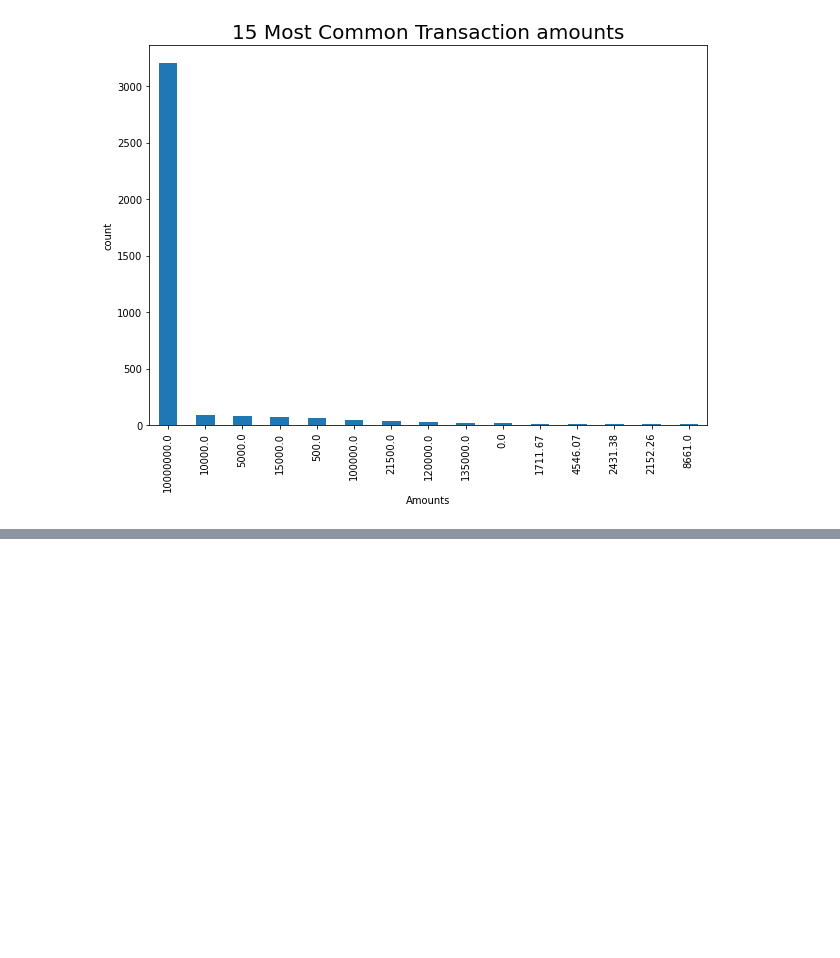
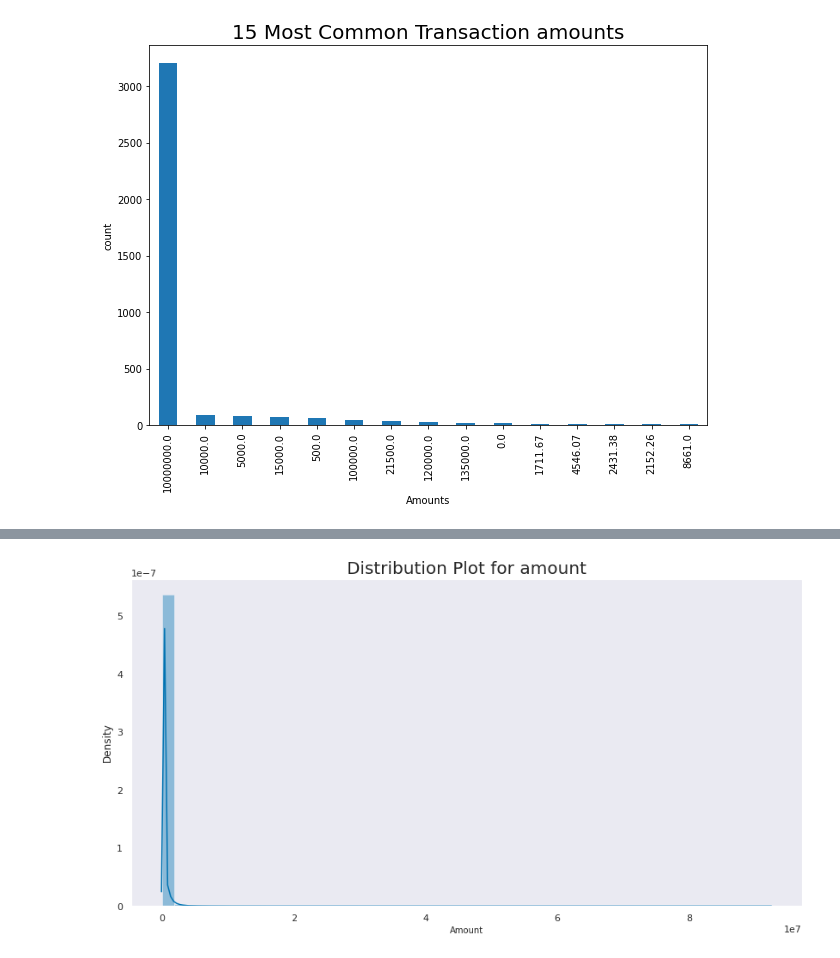
Before and after one commit to buriihenry/Machine-Learning-2, a Jupyter notebook: Fraud_detection_.ipynb, the cells around one changed output, grey strips where cells are left out. Saved outputs shown, nothing was run; the diff lists cells and outputs as text; code cells hidden in the pictures; blank space fills up the shorter version.

```diff
--- a/Fraud_detection_.ipynb
+++ b/Fraud_detection_.ipynb
@@ -195,0 +207,14 @@ plt.show()
+# %%
+# setting thesze of the figure
+plt.rcParams['figure.figsize'] =(14, 7)
+
+# setting the style in seaborn
+sns.set(style = 'dark', palette = 'colorblind')
+
+#plotting a dist plot
+ax = sns.distplot(data.amount)
+ax.set_title(label = 'Distribution Plot for amount', fontsize = 20)
+ax.set_xlabel(xlabel = 'Amount', fontsize = 10)
+plt.show()
+# %% [output]
+[figure, added]
```
Also changed, not shown: parts of 1 cell of this notebook.
